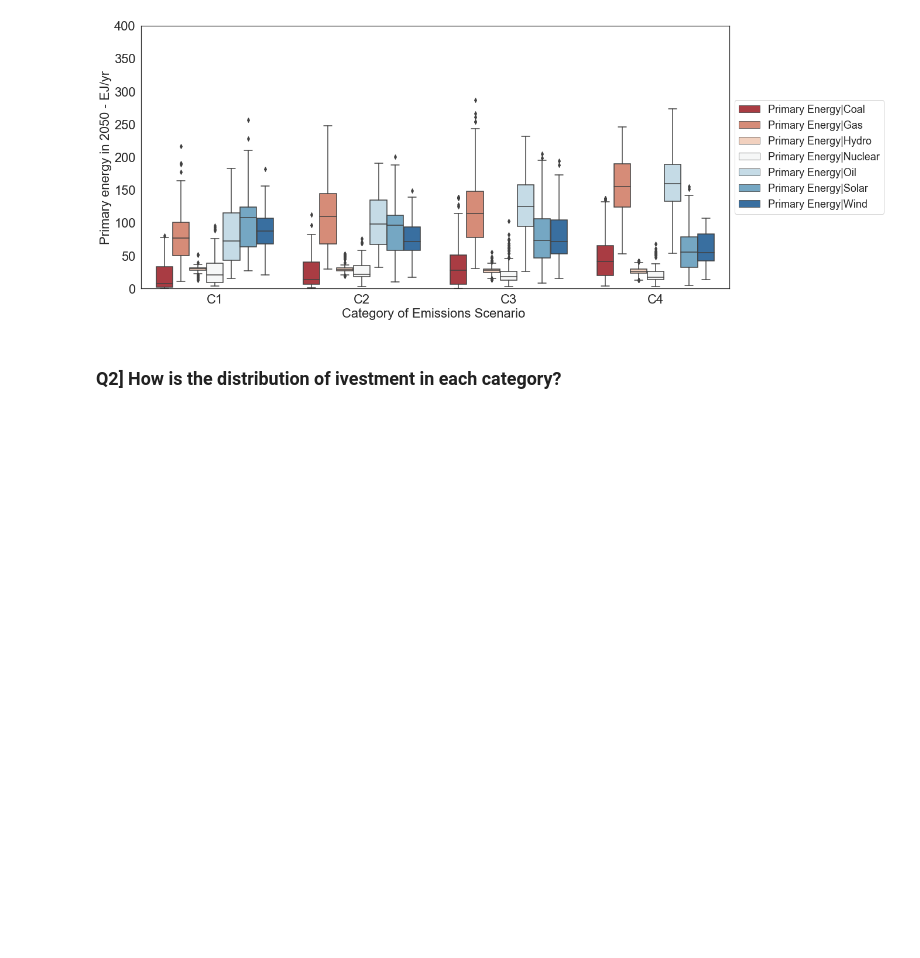
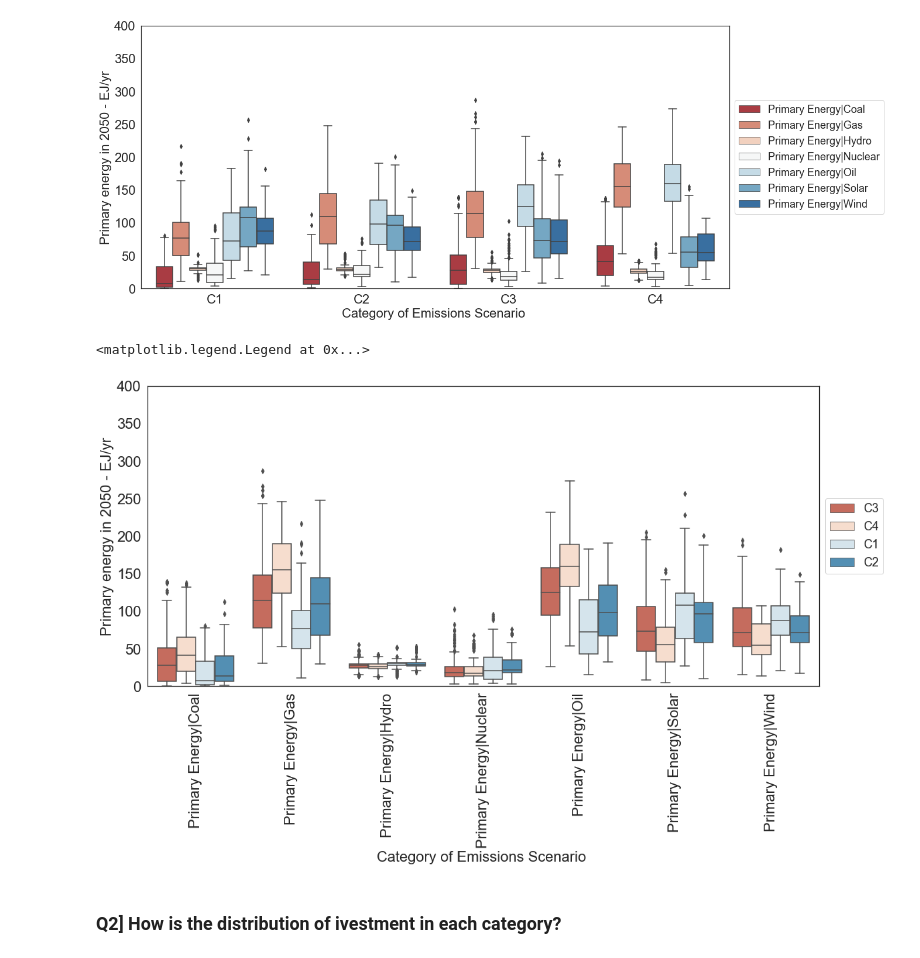
Before and after one commit to muadelm/IPCC_Scenarios, a Jupyter notebook: demand_emissions_categories/IPCC_demand_emissions_categories_24August2022.ipynb, the cells around one changed output. Cells and saved outputs as stored; diff of their text form; code cells hidden in the pictures; blank space fills up the shorter version.

Commit message:
completed plots

```diff
--- a/demand_emissions_categories/IPCC_demand_emissions_categories_24August2022.ipynb
+++ b/demand_emissions_categories/IPCC_demand_emissions_categories_24August2022.ipynb
@@ -259,6 +259,27 @@ plt.legend(prop={'size': 18}, loc='center left', bbox_to_anchor=(1, 0.5))
 # %% [output]
 <matplotlib.legend.Legend at 0x...>
 [figure]
+# %%
+# change picture size of the resulting graph
+sns.set(rc={'figure.figsize':(18,8.27)})
+
+
+# change the background color
+sns.set_style("white")
+
+#plot energy data
+sns.boxplot(x='Variable', y='2050', data=ipcc_PD, hue = "Category", palette='RdBu')
+plt.ylabel('Primary energy in 2050 - EJ/yr', size = 22)
+plt.yticks(size = 22)
+plt.yticks(size = 22)
+plt.ylim(0,400)
+
+plt.xlabel('Category of Emissions Scenario ', size = 22)
+plt.xticks(size = 22, rotation = 90);
+plt.legend(prop={'size': 18}, loc='center left', bbox_to_anchor=(1, 0.5))
+# %% [output]
+<matplotlib.legend.Legend at 0x...>
+[figure, added]
 # %% [markdown]
 ###  Q2] How is the distribution of ivestment in each category?
 # %%
```
